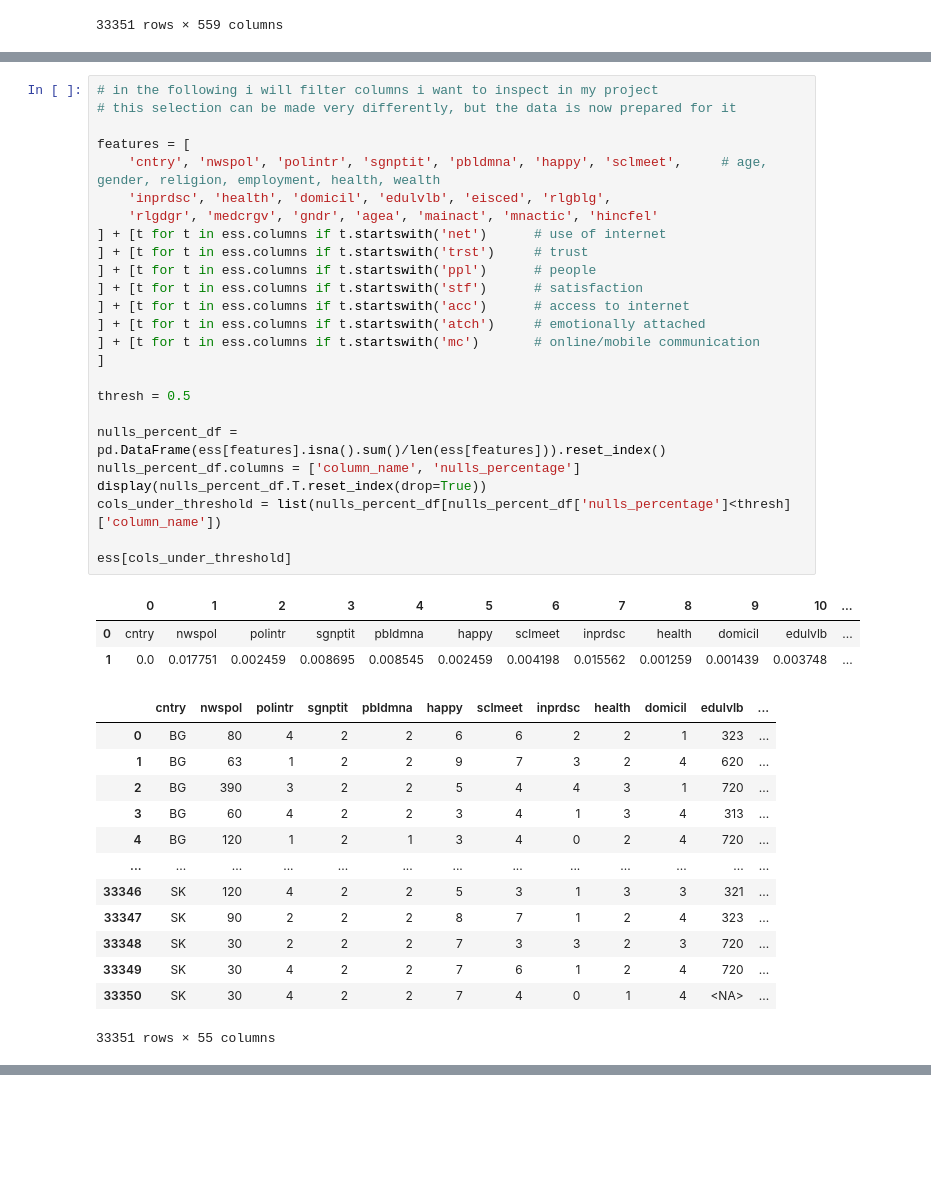
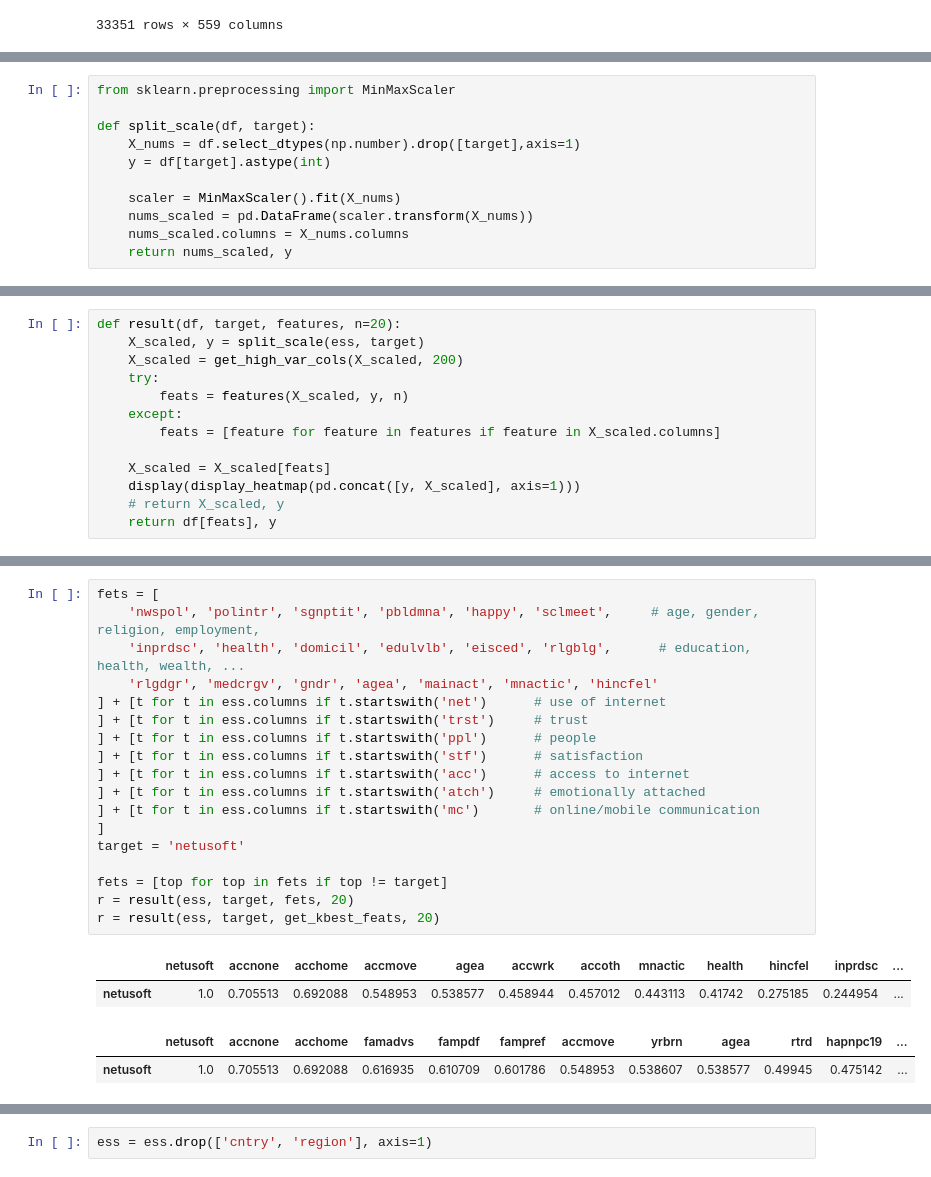
Before and after one commit to Xamweis/digi-impact-eco-socio, a Jupyter notebook: social.ipynb, the cells around one changed output, grey strips where cells are left out. Cells and saved outputs as stored; diff of their text form; blank space fills up the shorter version.

```diff
--- a/social.ipynb
+++ b/social.ipynb
@@ -150,0 +196,11 @@ ess[cols_under_threshold]
+# %%
+from sklearn.preprocessing import MinMaxScaler
+
+def split_scale(df, target):
+    X_nums = df.select_dtypes(np.number).drop([target],axis=1)
+    y = df[target].astype(int)
+
+    scaler = MinMaxScaler().fit(X_nums)
+    nums_scaled = pd.DataFrame(scaler.transform(X_nums))
+    nums_scaled.columns = X_nums.columns
+    return nums_scaled, y
@@ -150,0 +244,13 @@ ess[cols_under_threshold]
+# %%
+def result(df, target, features, n=20):
+    X_scaled, y = split_scale(ess, target)
+    X_scaled = get_high_var_cols(X_scaled, 200)
+    try:
+        feats = features(X_scaled, y, n)
+    except:
+        feats = [feature for feature in features if feature in X_scaled.columns]
+
+    X_scaled = X_scaled[feats]
+    display(display_heatmap(pd.concat([y, X_scaled], axis=1)))
+    # return X_scaled, y
+    return df[feats], y
@@ -151,42 +276,23 @@ ess[cols_under_threshold]
 # %%
-# in the following i will filter columns i want to inspect in my project
-# this selection can be made very differently, but the data is now prepared for it
-
-features = [
-    'cntry', 'nwspol', 'polintr', 'sgnptit', 'pbldmna', 'happy', 'sclmeet',     # age, gender, religion, employment, health, wealth
-    'inprdsc', 'health', 'domicil', 'edulvlb', 'eisced', 'rlgblg',
+fets = [
+    'nwspol', 'polintr', 'sgnptit', 'pbldmna', 'happy', 'sclmeet',     # age, gender, religion, employment,
+    'inprdsc', 'health', 'domicil', 'edulvlb', 'eisced', 'rlgblg',      # education, health, wealth, ...
     'rlgdgr', 'medcrgv', 'gndr', 'agea', 'mainact', 'mnactic', 'hincfel'
 ] + [t for t in ess.columns if t.startswith('net')      # use of internet
 ] + [t for t in ess.columns if t.startswith('trst')     # trust
 ] + [t for t in ess.columns if t.startswith('ppl')      # people
 ] + [t for t in ess.columns if t.startswith('stf')      # satisfaction
 ] + [t for t in ess.columns if t.startswith('acc')      # access to internet
 ] + [t for t in ess.columns if t.startswith('atch')     # emotionally attached
 ] + [t for t in ess.columns if t.startswith('mc')       # online/mobile communication
 ]
+target = 'netusoft'
 
-thresh = 0.5
-
-nulls_percent_df = pd.DataFrame(ess[features].isna().sum()/len(ess[features])).reset_index()
-nulls_percent_df.columns = ['column_name', 'nulls_percentage']
-display(nulls_percent_df.T.reset_index(drop=True))
-cols_under_threshold = list(nulls_percent_df[nulls_percent_df['nulls_percentage']<thresh]['column_name'])
-
-ess[cols_under_threshold]
+fets = [top for top in fets if top != target]
+r = result(ess, target, fets, 20)
+r = result(ess, target, get_kbest_feats, 20)
 # %% [output]
-|  | 0 | 1 | 2 | 3 | 4 | 5 | 6 | 7 | 8 | 9 | 10 | ... |
-| 0 | cntry | nwspol | polintr | sgnptit | pbldmna | happy | sclmeet | inprdsc | health | domicil | edulvlb | ... |
-| 1 | 0.0 | 0.017751 | 0.002459 | 0.008695 | 0.008545 | 0.002459 | 0.004198 | 0.015562 | 0.001259 | 0.001439 | 0.003748 | ... |
+|  | netusoft | accnone | acchome | accmove | agea | accwrk | accoth | mnactic | health | hincfel | inprdsc | ... |
+| netusoft | 1.0 | 0.705513 | 0.692088 | 0.548953 | 0.538577 | 0.458944 | 0.457012 | 0.443113 | 0.41742 | 0.275185 | 0.244954 | ... |
-|  | cntry | nwspol | polintr | sgnptit | pbldmna | happy | sclmeet | inprdsc | health | domicil | edulvlb | ... |
-| 0 | BG | 80 | 4 | 2 | 2 | 6 | 6 | 2 | 2 | 1 | 323 | ... |
-| 1 | BG | 63 | 1 | 2 | 2 | 9 | 7 | 3 | 2 | 4 | 620 | ... |
-| 2 | BG | 390 | 3 | 2 | 2 | 5 | 4 | 4 | 3 | 1 | 720 | ... |
-| 3 | BG | 60 | 4 | 2 | 2 | 3 | 4 | 1 | 3 | 4 | 313 | ... |
-| 4 | BG | 120 | 1 | 2 | 1 | 3 | 4 | 0 | 2 | 4 | 720 | ... |
-| ... | ... | ... | ... | ... | ... | ... | ... | ... | ... | ... | ... | ... |
-| 33346 | SK | 120 | 4 | 2 | 2 | 5 | 3 | 1 | 3 | 3 | 321 | ... |
-| 33347 | SK | 90 | 2 | 2 | 2 | 8 | 7 | 1 | 2 | 4 | 323 | ... |
-| 33348 | SK | 30 | 2 | 2 | 2 | 7 | 3 | 3 | 2 | 3 | 720 | ... |
-| 33349 | SK | 30 | 4 | 2 | 2 | 7 | 6 | 1 | 2 | 4 | 720 | ... |
-| 33350 | SK | 30 | 4 | 2 | 2 | 7 | 4 | 0 | 1 | 4 | <NA> | ... |
+|  | netusoft | accnone | acchome | famadvs | fampdf | fampref | accmove | yrbrn | agea | rtrd | hapnpc19 | ... |
+| netusoft | 1.0 | 0.705513 | 0.692088 | 0.616935 | 0.610709 | 0.601786 | 0.548953 | 0.538607 | 0.538577 | 0.49945 | 0.475142 | ... |
-33351 rows × 55 columns
@@ -192,0 +301,2 @@ ess[cols_under_threshold]
+# %%
+ess = ess.drop(['cntry', 'region'], axis=1)
```
Also changed, not shown: parts of 21 cells of this notebook, 1 other file.
